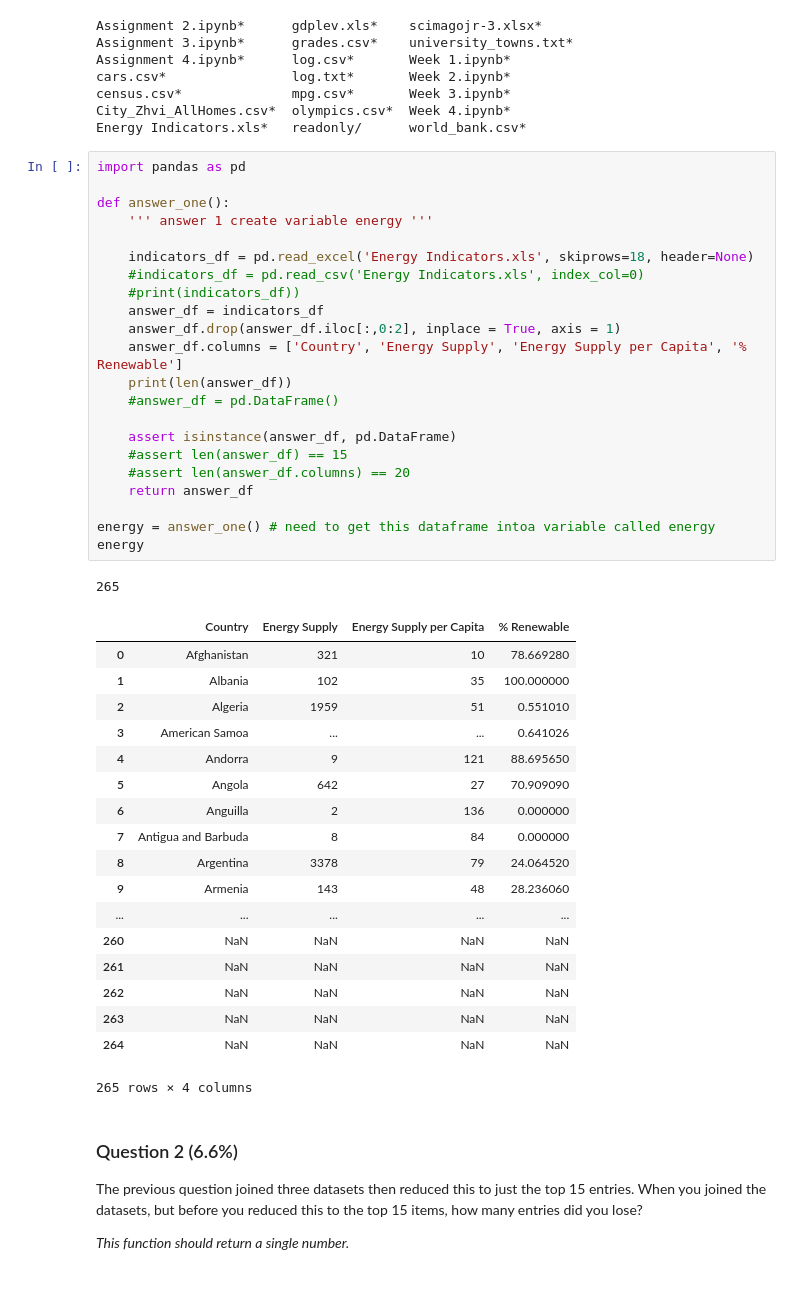
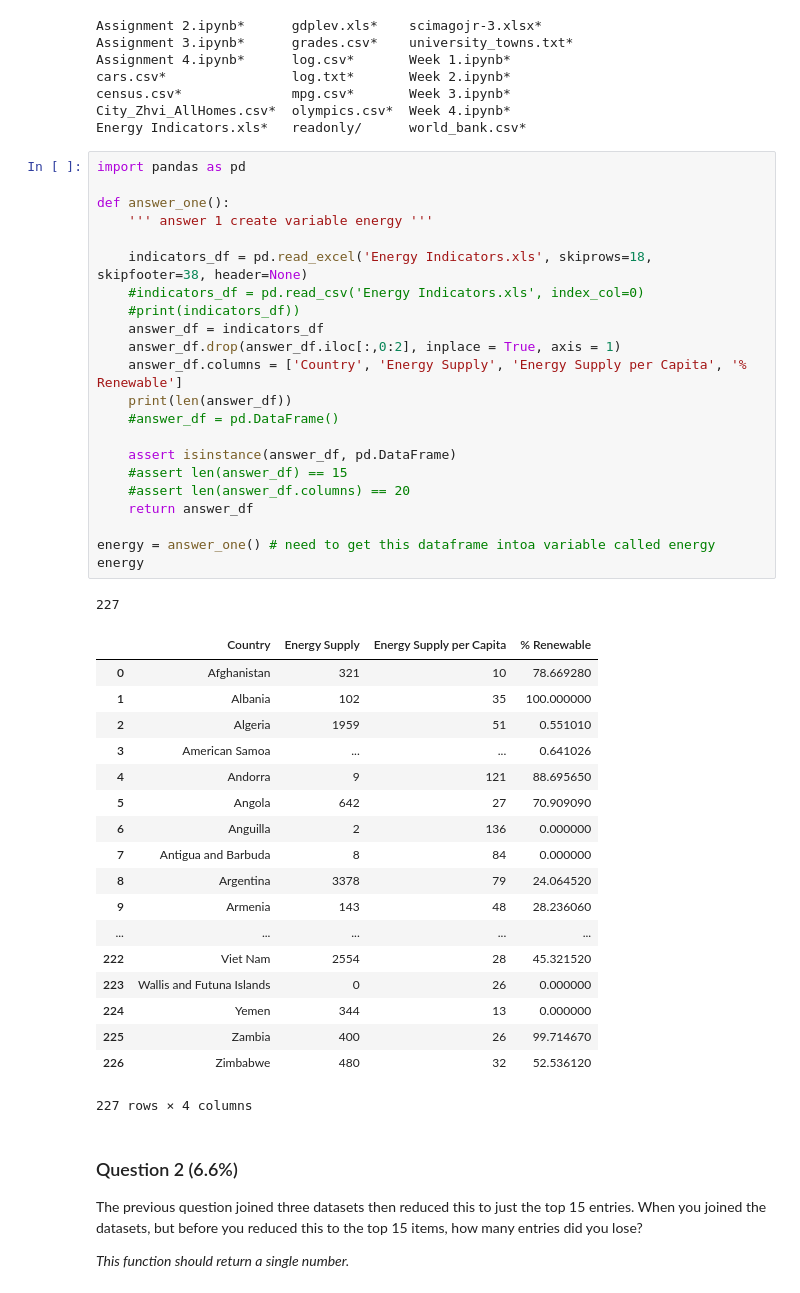
Before and after one commit to Brian-Lee/intro-to_data-science-with-python, a Jupyter notebook: Assignment+3.ipynb, the cells around one changed output. Cells and saved outputs as stored; diff of their text form.

```diff
--- a/Assignment+3.ipynb
+++ b/Assignment+3.ipynb
@@ -70,42 +70,42 @@ import pandas as pd
 def answer_one():
     ''' answer 1 create variable energy '''
 
-    indicators_df = pd.read_excel('Energy Indicators.xls', skiprows=18, header=None)
+    indicators_df = pd.read_excel('Energy Indicators.xls', skiprows=18, skipfooter=38, header=None)
     #indicators_df = pd.read_csv('Energy Indicators.xls', index_col=0)
     #print(indicators_df))
     answer_df = indicators_df
     answer_df.drop(answer_df.iloc[:,0:2], inplace = True, axis = 1)
     answer_df.columns = ['Country', 'Energy Supply', 'Energy Supply per Capita', '% Renewable']
     print(len(answer_df))
     #answer_df = pd.DataFrame()
 
     assert isinstance(answer_df, pd.DataFrame)
     #assert len(answer_df) == 15
     #assert len(answer_df.columns) == 20
     return answer_df
 
 energy = answer_one() # need to get this dataframe intoa variable called energy
 energy
 # %% [output]
-265
+227
 |  | Country | Energy Supply | Energy Supply per Capita | % Renewable |
 | 0 | Afghanistan | 321 | 10 | 78.669280 |
 | 1 | Albania | 102 | 35 | 100.000000 |
 | 2 | Algeria | 1959 | 51 | 0.551010 |
 | 3 | American Samoa | ... | ... | 0.641026 |
 | 4 | Andorra | 9 | 121 | 88.695650 |
 | 5 | Angola | 642 | 27 | 70.909090 |
 | 6 | Anguilla | 2 | 136 | 0.000000 |
 | 7 | Antigua and Barbuda | 8 | 84 | 0.000000 |
 | 8 | Argentina | 3378 | 79 | 24.064520 |
 | 9 | Armenia | 143 | 48 | 28.236060 |
 | ... | ... | ... | ... | ... |
-| 260 | NaN | NaN | NaN | NaN |
-| 261 | NaN | NaN | NaN | NaN |
-| 262 | NaN | NaN | NaN | NaN |
-| 263 | NaN | NaN | NaN | NaN |
-| 264 | NaN | NaN | NaN | NaN |
+| 222 | Viet Nam | 2554 | 28 | 45.321520 |
+| 223 | Wallis and Futuna Islands | 0 | 26 | 0.000000 |
+| 224 | Yemen | 344 | 13 | 0.000000 |
+| 225 | Zambia | 400 | 26 | 99.714670 |
+| 226 | Zimbabwe | 480 | 32 | 52.536120 |
-265 rows × 4 columns
+227 rows × 4 columns
 # %% [markdown]
 ### Question 2 (6.6%)
 The previous question joined three datasets then reduced this to just the top 15 entries. When you joined the datasets, but before you reduced this to the top 15 items, how many entries did you lose?
```
